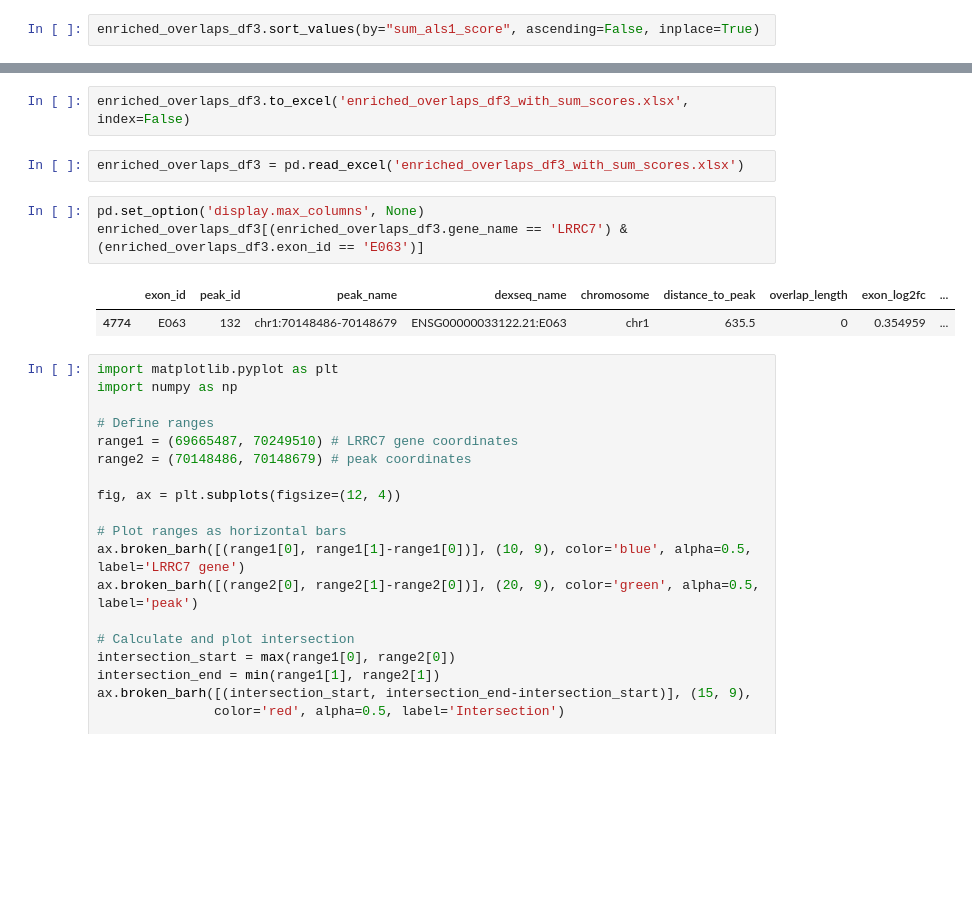
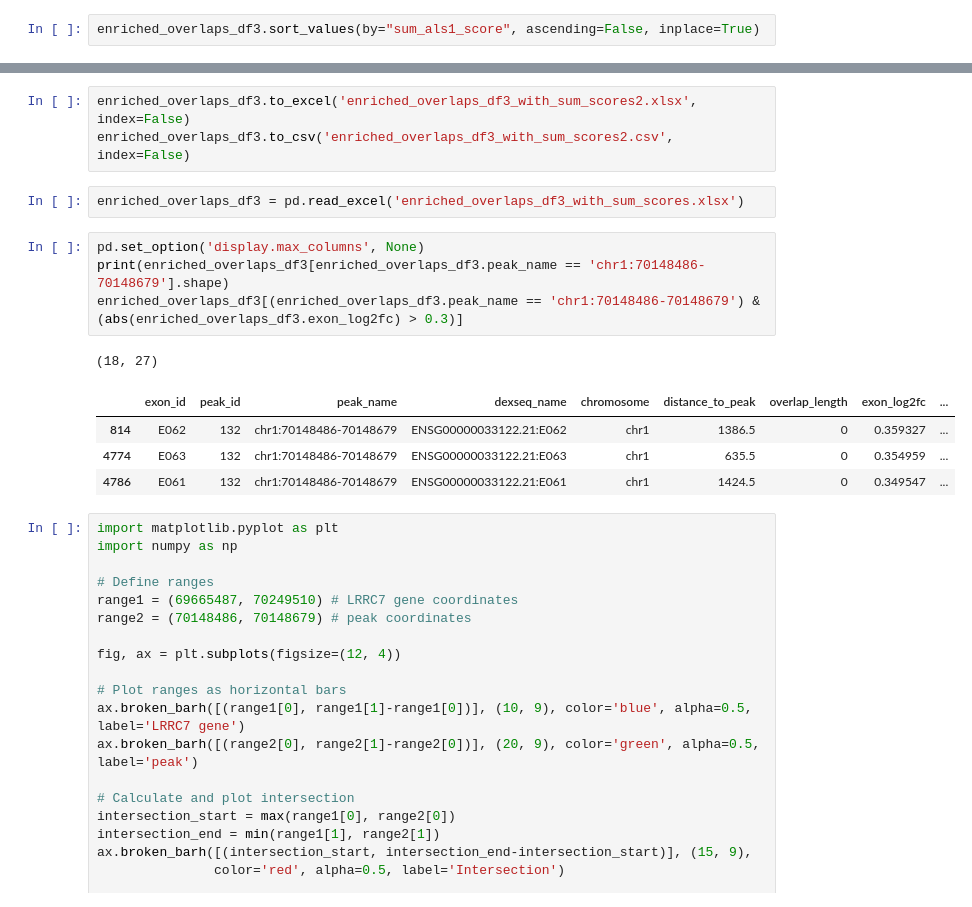
Before and after one commit to michal7kw/SRF_Snords, a Jupyter notebook: 6_overlap_peaks_DE_permisive.ipynb, the cells around one changed output, grey strips where cells are left out. Cells and saved outputs as stored; diff of their text form; blank space fills up the shorter version.

```diff
--- a/6_overlap_peaks_DE_permisive.ipynb
+++ b/6_overlap_peaks_DE_permisive.ipynb
@@ -342,13 +336,18 @@ enriched_overlaps_df3.shape
 # %%
-enriched_overlaps_df3.to_excel('enriched_overlaps_df3_with_sum_scores.xlsx', index=False)
+enriched_overlaps_df3.to_excel('enriched_overlaps_df3_with_sum_scores2.xlsx', index=False)
+enriched_overlaps_df3.to_csv('enriched_overlaps_df3_with_sum_scores2.csv', index=False)
 # %%
 enriched_overlaps_df3 = pd.read_excel('enriched_overlaps_df3_with_sum_scores.xlsx')
-# %%
-pd.set_option('display.max_columns', None)
-enriched_overlaps_df3[(enriched_overlaps_df3.gene_name == 'LRRC7') & (enriched_overlaps_df3.exon_id == 'E063')]
-# %% [output]
-|  | exon_id | peak_id | peak_name | dexseq_name | chromosome | distance_to_peak | overlap_length | exon_log2fc | ... |
-| 4774 | E063 | 132 | chr1:70148486-70148679 | ENSG00000033122.21:E063 | chr1 | 635.5 | 0 | 0.354959 | ... |
+# %%
+pd.set_option('display.max_columns', None)
+print(enriched_overlaps_df3[enriched_overlaps_df3.peak_name == 'chr1:70148486-70148679'].shape)
+enriched_overlaps_df3[(enriched_overlaps_df3.peak_name == 'chr1:70148486-70148679') & (abs(enriched_overlaps_df3.exon_log2fc) > 0.3)]
+# %% [output]
+(18, 27)
+|  | exon_id | peak_id | peak_name | dexseq_name | chromosome | distance_to_peak | overlap_length | exon_log2fc | ... |
+| 814 | E062 | 132 | chr1:70148486-70148679 | ENSG00000033122.21:E062 | chr1 | 1386.5 | 0 | 0.359327 | ... |
+| 4774 | E063 | 132 | chr1:70148486-70148679 | ENSG00000033122.21:E063 | chr1 | 635.5 | 0 | 0.354959 | ... |
+| 4786 | E061 | 132 | chr1:70148486-70148679 | ENSG00000033122.21:E061 | chr1 | 1424.5 | 0 | 0.349547 | ... |
 # %%
 import matplotlib.pyplot as plt
 import numpy as np
```
Also changed, not shown: parts of 20 cells of this notebook.
